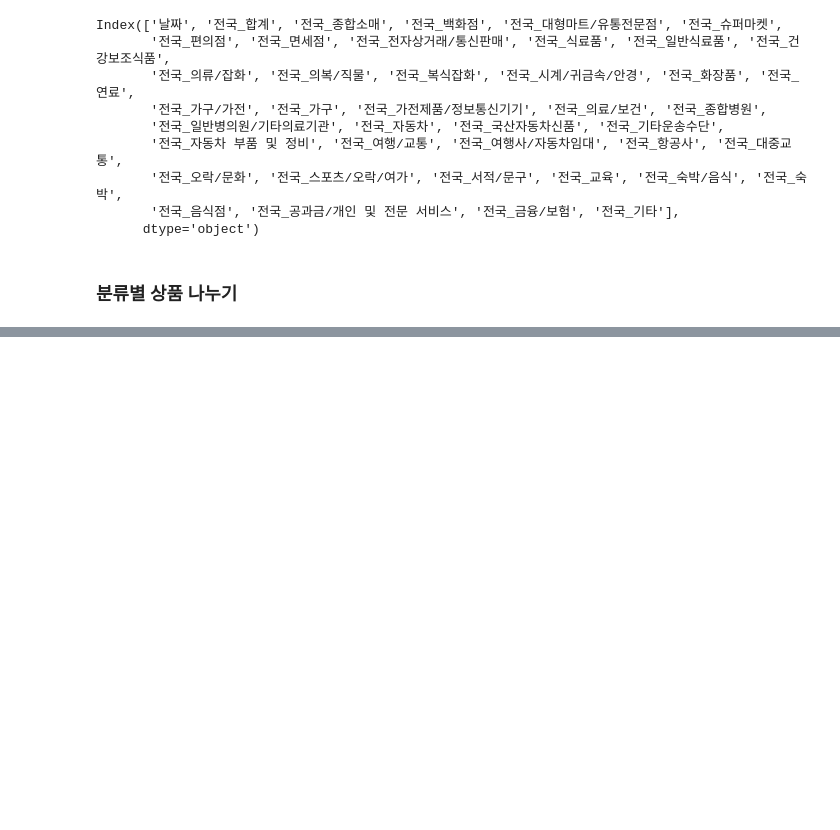
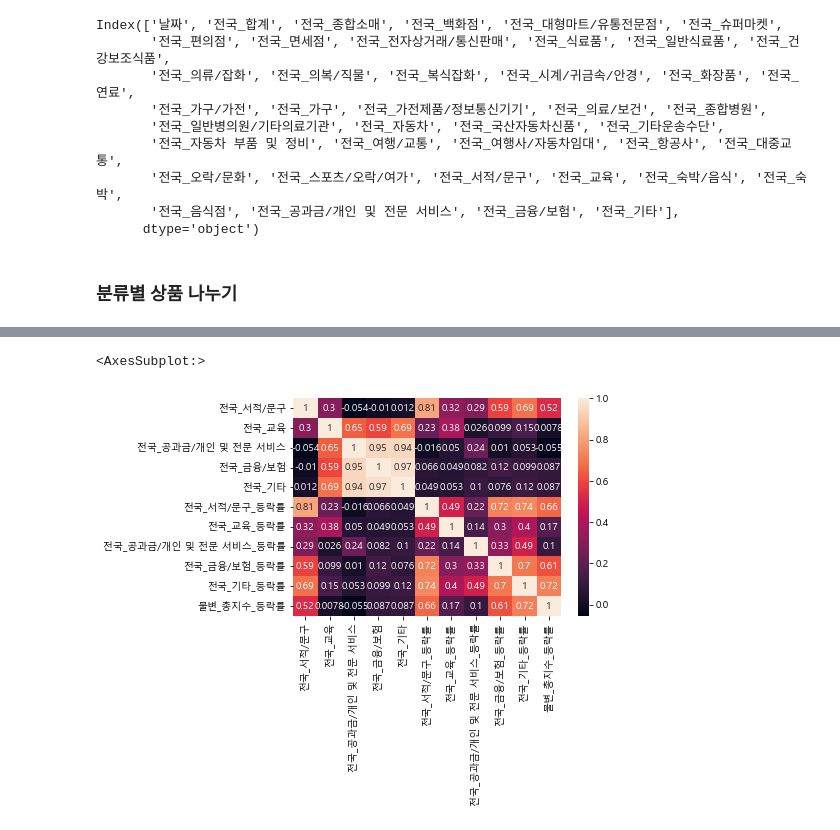
Before and after one commit to KJH3024/test, a Jupyter notebook: 프로젝트1/전국_카드.ipynb, the cells around one changed output, grey strips where cells are left out. Cells and saved outputs as stored; diff of their text form; code cells hidden in the pictures; blank space fills up the shorter version.

```diff
--- a/프로젝트1/전국_카드.ipynb
+++ b/프로젝트1/전국_카드.ipynb
@@ -57,0 +118,6 @@ df_etc = df[['날짜','전국_서적/문구','전국_교육','전국_공과금/
+# %%
+socell_df = pd.read_csv('./csv/소매판매지수_1211_2204.csv')
+socell_df = socell_df[['날짜','불변_총지수','계절_총지수']]
+socell_df['불변_총지수_등락률'] = socell_df['불변_총지수'].pct_change().round(2)
+socell_df['계절_총지수_등락률'] = socell_df['계절_총지수'].pct_change().round(2)
+socell_df
@@ -57,0 +138,3 @@ df_etc = df[['날짜','전국_서적/문구','전국_교육','전국_공과금/
+# %%
+a = socell_df['불변_총지수_등락률']
+b = socell_df['계절_총지수_등락률']
@@ -57,0 +144,3 @@ df_etc = df[['날짜','전국_서적/문구','전국_교육','전국_공과금/
+# %%
+c = pd.concat([df_etc,a],axis=1)
+c
@@ -57,0 +161,2 @@ df_etc = df[['날짜','전국_서적/문구','전국_교육','전국_공과금/
+# %%
+c.set_index('날짜', inplace=True)
@@ -57,0 +167,9 @@ df_etc = df[['날짜','전국_서적/문구','전국_교육','전국_공과금/
+# %%
+import seaborn as sns
+import matplotlib.pyplot as plt
+
+plt.rcParams["font.family"] = "Malgun Gothic"
+sns.heatmap(c.corr(),annot=True)
+# %% [output]
+<AxesSubplot:>
+[figure, added]
```
Also changed, not shown: parts of 16 cells of this notebook.
